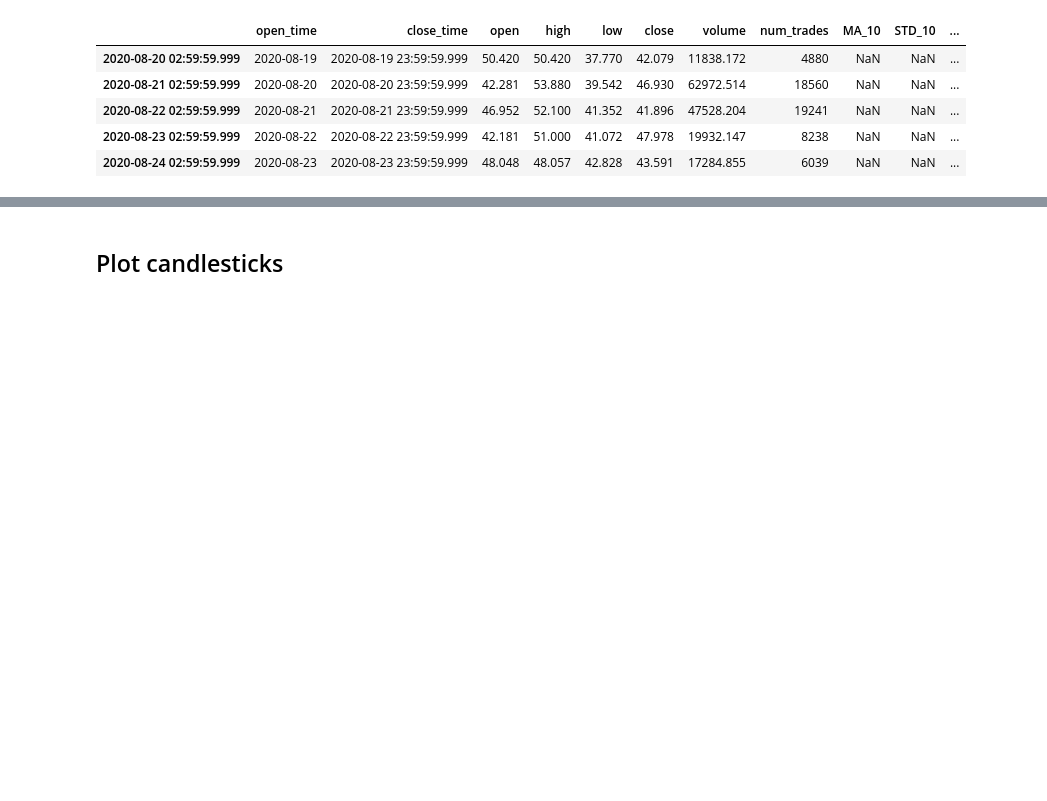
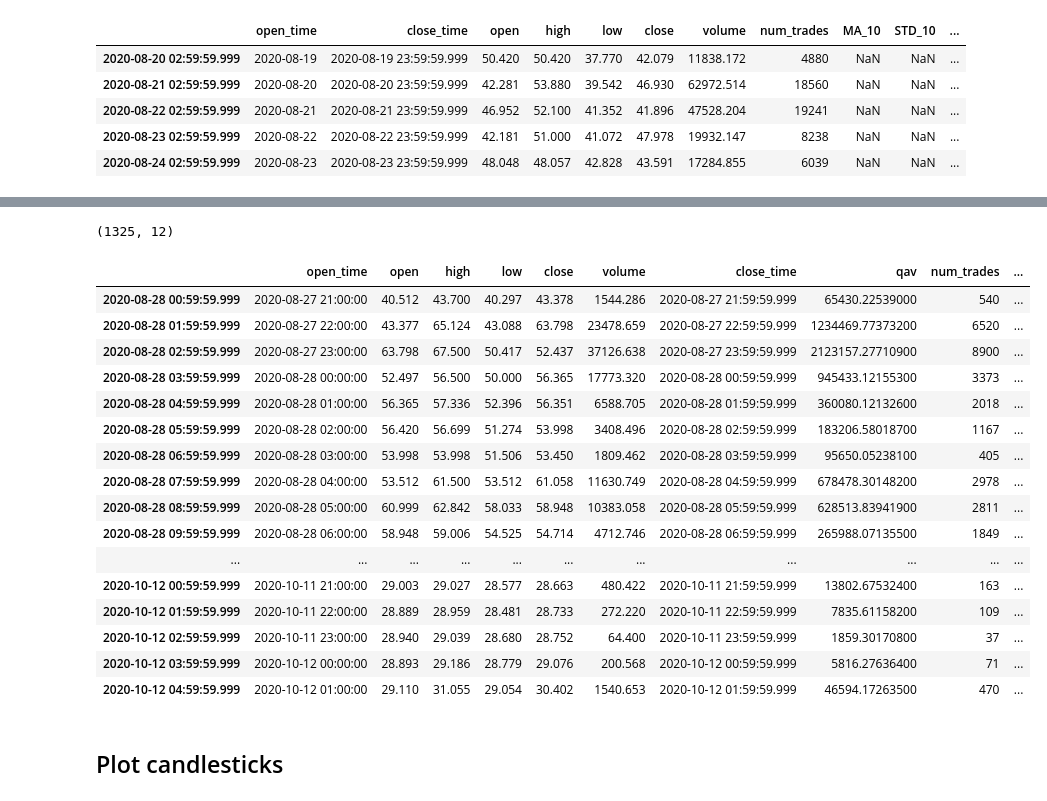
Before and after one commit to lazaros-23/crypto-news-price-correlation, a Jupyter notebook: notebooks/1_Binance_API_data.ipynb, the cells around one changed output, grey strips where cells are left out. Drawn from its saved outputs; the diff is of its cells as text; code cells hidden in the pictures; blank space fills up the shorter version.

```diff
--- a/notebooks/1_Binance_API_data.ipynb
+++ b/notebooks/1_Binance_API_data.ipynb
@@ -183,0 +178,32 @@ df.head()
+# %%
+def get_intra_date_bars(symbol:str, interval:str, startTime:int, endTime:int):
+    """
+    Collect data from Binance API
+    """
+    url = root_url + '?symbol=' + symbol + '&interval=' + interval + '&startTime=' + str(startTime) + '&endTime=' + str(endTime)
+
+    data = json.loads(requests.get(url).text)
+    df = pd.DataFrame(data)
+    df.columns = ['open_time',
+                  'open', 'high', 'low', 'close', 'volume',
+                  'close_time', 'qav', 'num_trades',
+                  'taker_base_vol', 'taker_quote_vol', 'ignore']
+    df.index = [dt.datetime.fromtimestamp(x/1000.0) for x in df.close_time]
+    return df
+# %%
+def transform_date_to_unix_timestamp_milliseconds(date:str):
+    res = int(dt.datetime.strptime(date, '%Y-%m-%d').strftime("%s")) * 1000
+    return res
+# %%
+intra_day_df_full = pd.DataFrame()
+
+for i in range(len(start_dates)):
+
+    print("start time:", start_dates[i])
+    # print("end time:", end_dates[i])
+
+    startTime = transform_date_to_unix_timestamp_milliseconds(start_dates[i])
+    endTime = transform_date_to_unix_timestamp_milliseconds(end_dates[i])
+    intra_day_df = get_intra_date_bars(symbol, interval, startTime, endTime)
+
+    intra_day_df_full = intra_day_df_full.append(intra_day_df)
@@ -183,0 +228,31 @@ df.head()
+# %%
+# Check intra day 1h price bars
+intra_day_df_full.shape
+# %% [output]
+(1325, 12)
+# %%
+# Fix Column types
+intra_day_df_full[['open', 'high', 'low', 'close', 'volume']] = intra_day_df_full[['open', 'high', 'low', 'close', 'volume']].apply(pd.to_numeric)
+
+intra_day_df_full['open_time'] = pd.to_datetime(intra_day_df_full['open_time'], unit='ms')
+intra_day_df_full['close_time'] = pd.to_datetime(intra_day_df_full['close_time'], unit='ms')
+# %%
+intra_day_df_full.head(30)
+# %% [output]
+|  | open_time | open | high | low | close | volume | close_time | qav | num_trades | ... |
+| 2020-08-28 00:59:59.999 | 2020-08-27 21:00:00 | 40.512 | 43.700 | 40.297 | 43.378 | 1544.286 | 2020-08-27 21:59:59.999 | 65430.22539000 | 540 | ... |
+| 2020-08-28 01:59:59.999 | 2020-08-27 22:00:00 | 43.377 | 65.124 | 43.088 | 63.798 | 23478.659 | 2020-08-27 22:59:59.999 | 1234469.77373200 | 6520 | ... |
+| 2020-08-28 02:59:59.999 | 2020-08-27 23:00:00 | 63.798 | 67.500 | 50.417 | 52.437 | 37126.638 | 2020-08-27 23:59:59.999 | 2123157.27710900 | 8900 | ... |
+| 2020-08-28 03:59:59.999 | 2020-08-28 00:00:00 | 52.497 | 56.500 | 50.000 | 56.365 | 17773.320 | 2020-08-28 00:59:59.999 | 945433.12155300 | 3373 | ... |
+| 2020-08-28 04:59:59.999 | 2020-08-28 01:00:00 | 56.365 | 57.336 | 52.396 | 56.351 | 6588.705 | 2020-08-28 01:59:59.999 | 360080.12132600 | 2018 | ... |
+| 2020-08-28 05:59:59.999 | 2020-08-28 02:00:00 | 56.420 | 56.699 | 51.274 | 53.998 | 3408.496 | 2020-08-28 02:59:59.999 | 183206.58018700 | 1167 | ... |
+| 2020-08-28 06:59:59.999 | 2020-08-28 03:00:00 | 53.998 | 53.998 | 51.506 | 53.450 | 1809.462 | 2020-08-28 03:59:59.999 | 95650.05238100 | 405 | ... |
+| 2020-08-28 07:59:59.999 | 2020-08-28 04:00:00 | 53.512 | 61.500 | 53.512 | 61.058 | 11630.749 | 2020-08-28 04:59:59.999 | 678478.30148200 | 2978 | ... |
+| 2020-08-28 08:59:59.999 | 2020-08-28 05:00:00 | 60.999 | 62.842 | 58.033 | 58.948 | 10383.058 | 2020-08-28 05:59:59.999 | 628513.83941900 | 2811 | ... |
+| 2020-08-28 09:59:59.999 | 2020-08-28 06:00:00 | 58.948 | 59.006 | 54.525 | 54.714 | 4712.746 | 2020-08-28 06:59:59.999 | 265988.07135500 | 1849 | ... |
+| ... | ... | ... | ... | ... | ... | ... | ... | ... | ... | ... |
+| 2020-10-12 00:59:59.999 | 2020-10-11 21:00:00 | 29.003 | 29.027 | 28.577 | 28.663 | 480.422 | 2020-10-11 21:59:59.999 | 13802.67532400 | 163 | ... |
+| 2020-10-12 01:59:59.999 | 2020-10-11 22:00:00 | 28.889 | 28.959 | 28.481 | 28.733 | 272.220 | 2020-10-11 22:59:59.999 | 7835.61158200 | 109 | ... |
+| 2020-10-12 02:59:59.999 | 2020-10-11 23:00:00 | 28.940 | 29.039 | 28.680 | 28.752 | 64.400 | 2020-10-11 23:59:59.999 | 1859.30170800 | 37 | ... |
+| 2020-10-12 03:59:59.999 | 2020-10-12 00:00:00 | 28.893 | 29.186 | 28.779 | 29.076 | 200.568 | 2020-10-12 00:59:59.999 | 5816.27636400 | 71 | ... |
+| 2020-10-12 04:59:59.999 | 2020-10-12 01:00:00 | 29.110 | 31.055 | 29.054 | 30.402 | 1540.653 | 2020-10-12 01:59:59.999 | 46594.17263500 | 470 | ... |
```
Also changed, not shown: parts of 16 cells of this notebook, 1 other file.
